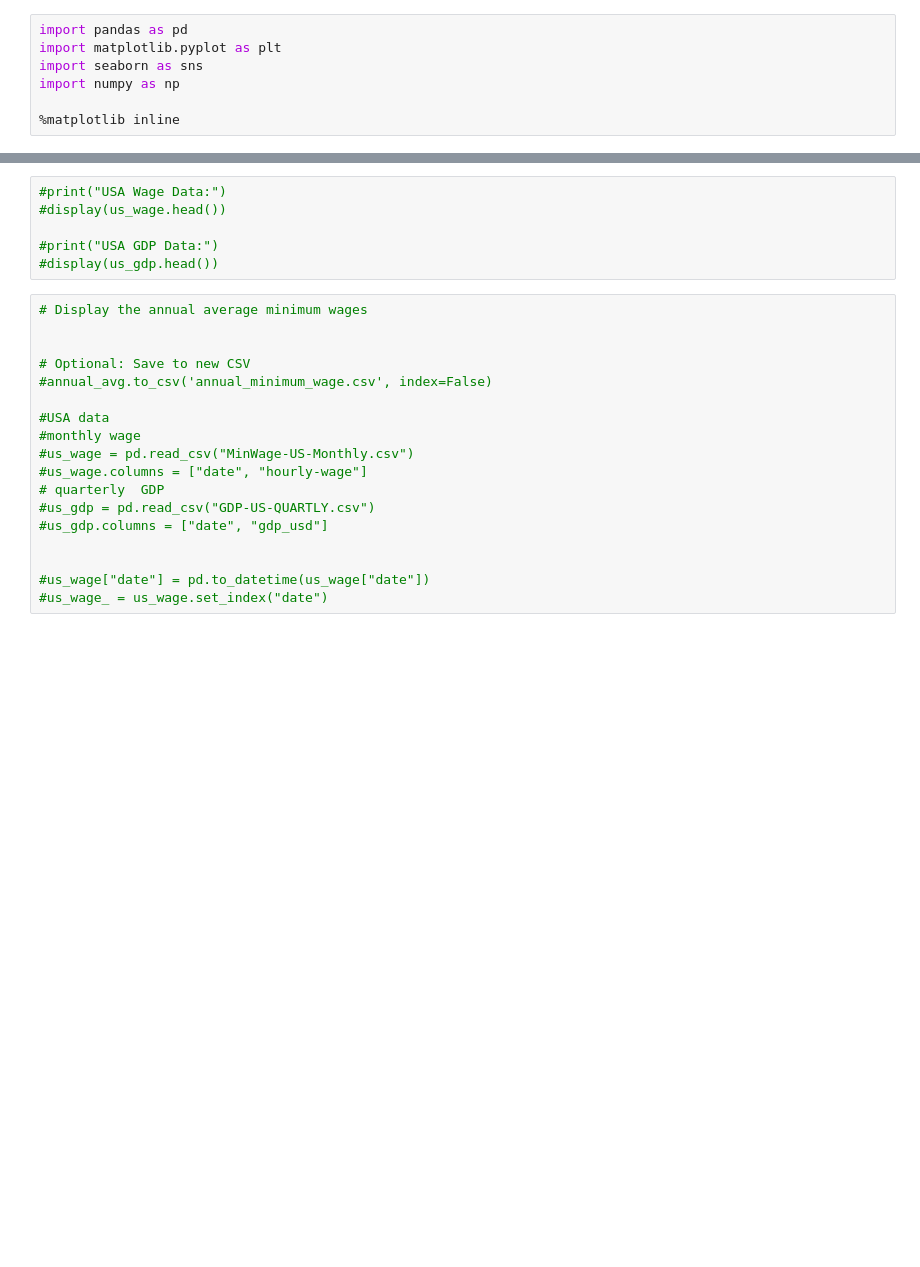
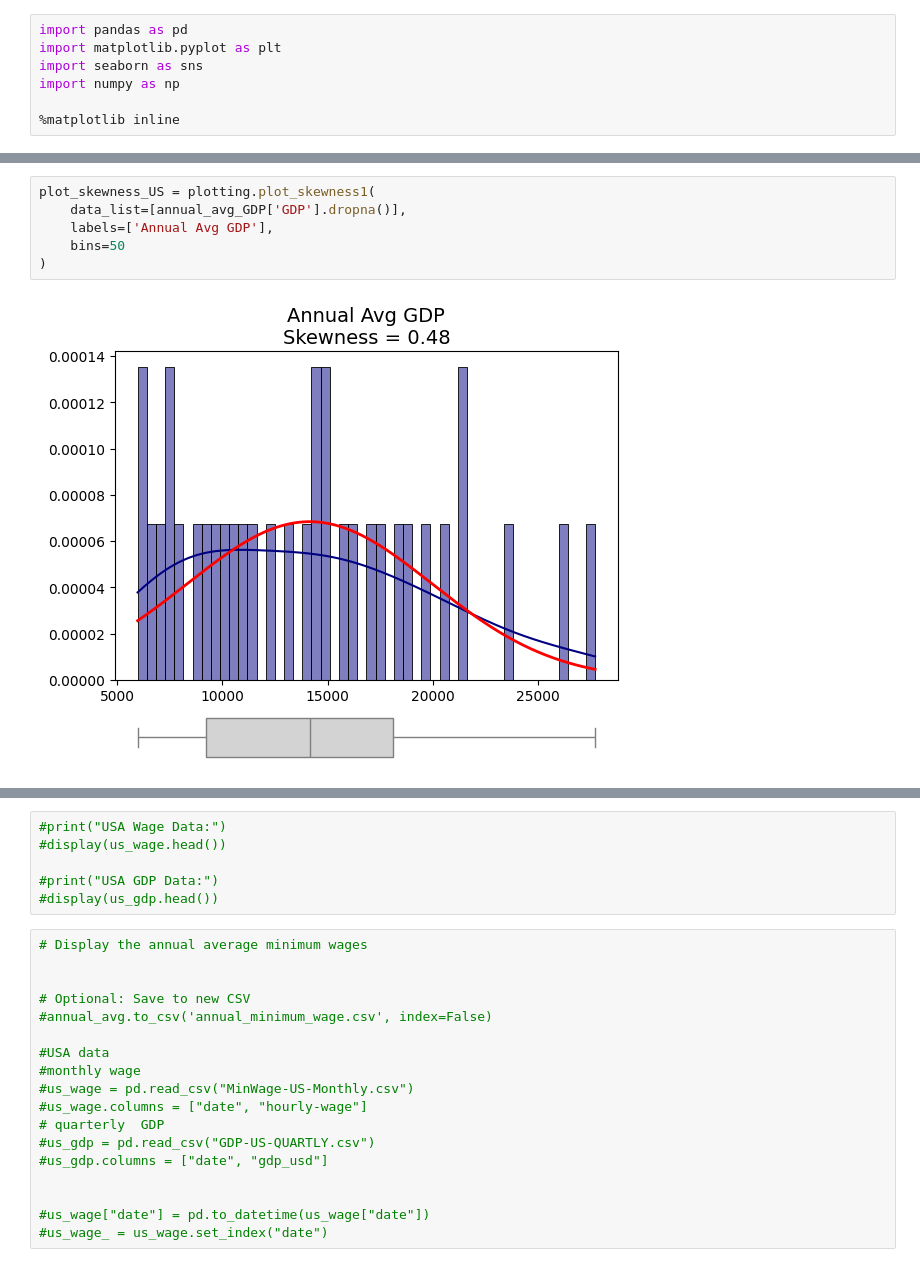
Before and after one commit to Maryem-Harmessi/BonusExercise, a Jupyter notebook: Data/USA/USA-analytics.ipynb, the cells around one changed output, grey strips where cells are left out. Cells and saved outputs as stored; diff of their text form; blank space fills up the shorter version.

```diff
--- a/Data/USA/USA-analytics.ipynb
+++ b/Data/USA/USA-analytics.ipynb
@@ -108,3 +108,11 @@ plot_boxplot_USGDP = plotting.plot_boxplot(annual_avg_GDP.GDP, title="Box Plot",
+# %%
+plot_skewness_US = plotting.plot_skewness1(
+    data_list=[annual_avg_GDP['GDP'].dropna()],
+    labels=['Annual Avg GDP'],
+    bins=50
+)
+# %% [output]
+[figure, added]
 # %%
 covariance_US = calculations.covariance(annual_avg_GDP.GDP, annual_avg_MinWage.Minimum_Wage)
 correlation_US = calculations.correlation(annual_avg_GDP.GDP, annual_avg_MinWage.Minimum_Wage)
```
Also changed, not shown: parts of 11 cells of this notebook.
